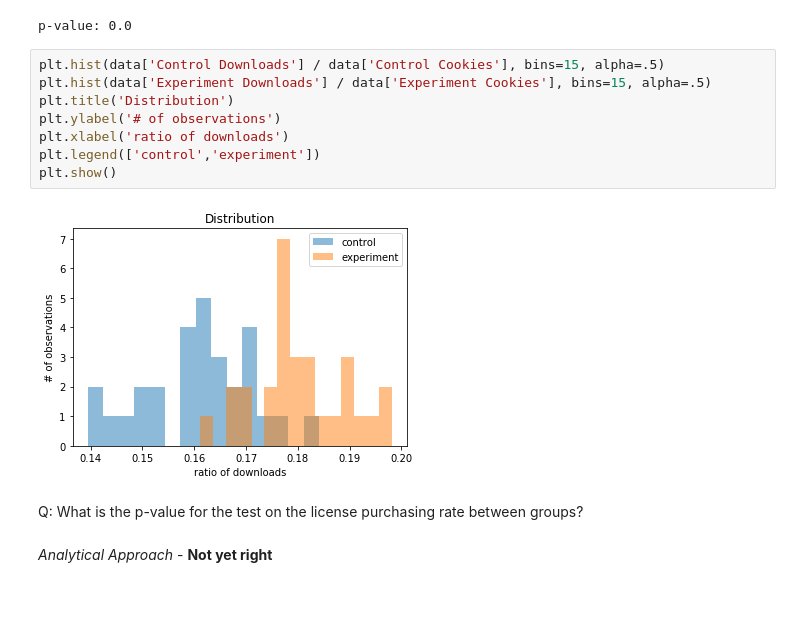
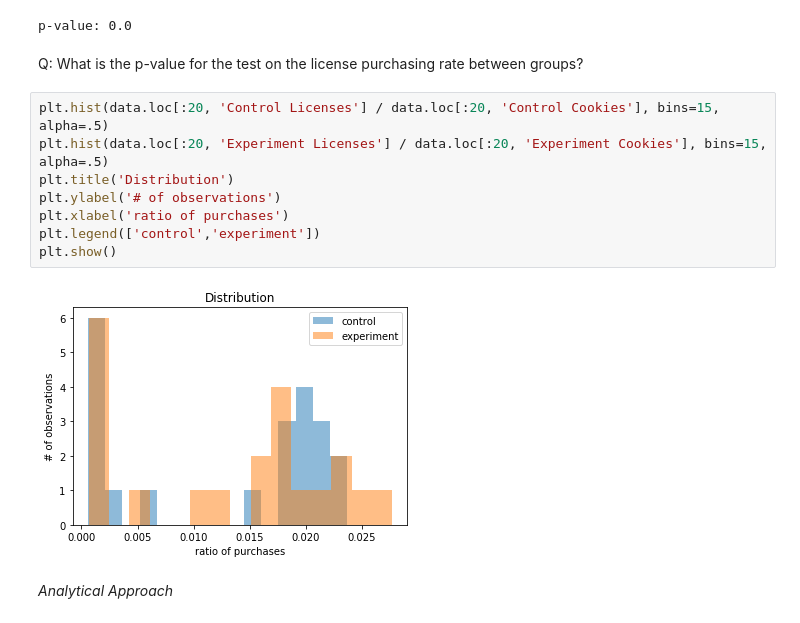
Before and after one commit to huli/dsnd, a Jupyter notebook: experimental-design/case_study_downloads.ipynb, the cells around one changed output. Cells and saved outputs as stored; diff of their text form.

Commit message:
Recalculate analytical approach

```diff
--- a/experimental-design/case_study_downloads.ipynb
+++ b/experimental-design/case_study_downloads.ipynb
@@ -284,18 +294,18 @@ p_value = np.logical_or(samples >= data['Experiment Downloads'].sum(),
 print('p-value: {}'.format(p_value))
 # %% [output]
 p-value: 0.0
-# %%
-plt.hist(data['Control Downloads'] / data['Control Cookies'], bins=15, alpha=.5)
-plt.hist(data['Experiment Downloads'] / data['Experiment Cookies'], bins=15, alpha=.5)
-plt.title('Distribution')
-plt.ylabel('# of observations')
-plt.xlabel('ratio of downloads')
-plt.legend(['control','experiment'])
-plt.show()
-# %% [output]
-[figure, removed]
 # %% [markdown]
 Q: What is the p-value for the test on the license purchasing rate between groups?
+# %%
+plt.hist(data.loc[:20, 'Control Licenses'] / data.loc[:20, 'Control Cookies'], bins=15, alpha=.5)
+plt.hist(data.loc[:20, 'Experiment Licenses'] / data.loc[:20, 'Experiment Cookies'], bins=15, alpha=.5)
+plt.title('Distribution')
+plt.ylabel('# of observations')
+plt.xlabel('ratio of purchases')
+plt.legend(['control','experiment'])
+plt.show()
+# %% [output]
+[figure, added]
 # %% [markdown]
-*Analytical Approach* - **Not yet right**
+*Analytical Approach*
 # %%
```
Also changed, not shown: parts of 7 cells of this notebook.
